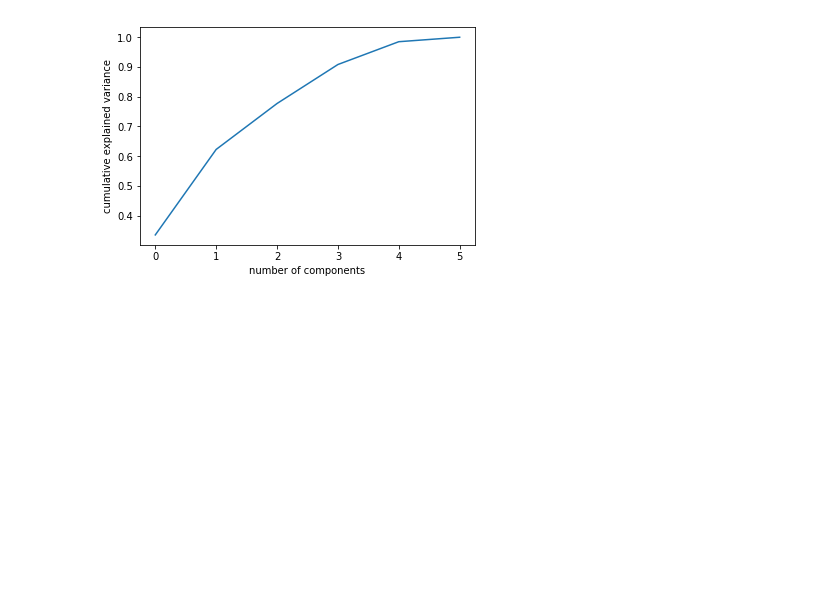
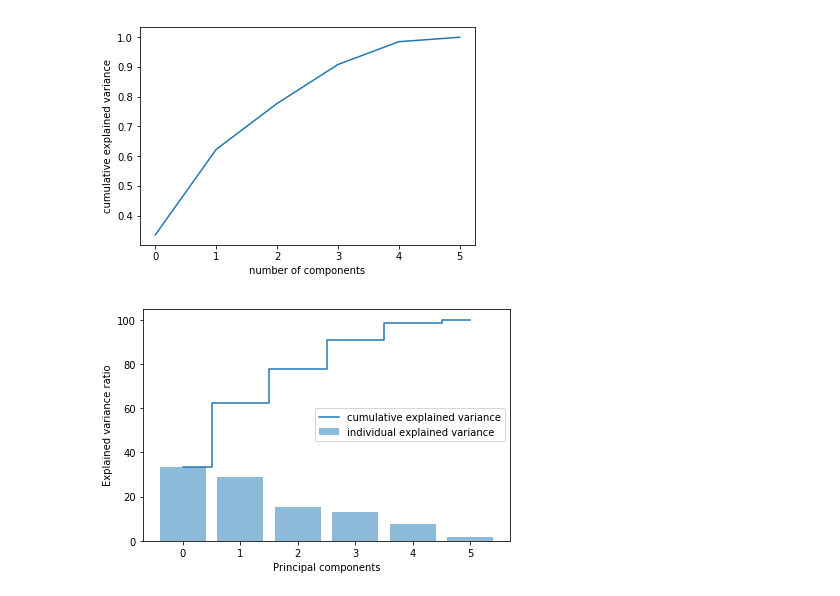
Before and after one commit to OscarHemmingsen/PHBS_MLF_2018, a Jupyter notebook: PCA Analysis.ipynb, the cells around one changed output. Cells and saved outputs as stored; diff of their text form; code cells hidden in the pictures; blank space fills up the shorter version.

```diff
--- a/PCA Analysis.ipynb
+++ b/PCA Analysis.ipynb
@@ -158,3 +158,18 @@ plt.ylabel('cumulative explained variance')
 plt.show()
 # %% [output]
 [figure]
+# %%
+plt.style.context('seaborn-whitegrid')
+plt.figure(figsize=(6, 4))
+
+
+
+plt.bar(range(6), var_exp, alpha=0.5, align='center', label='individual explained variance')
+plt.step(range(6), cum_var_exp, where='mid', label='cumulative explained variance')
+
+plt.ylabel('Explained variance ratio')
+plt.xlabel('Principal components')
+plt.legend(loc='best')
+plt.tight_layout()
+# %% [output]
+[figure, added]
```
Also changed, not shown: parts of 2 cells of this notebook.
